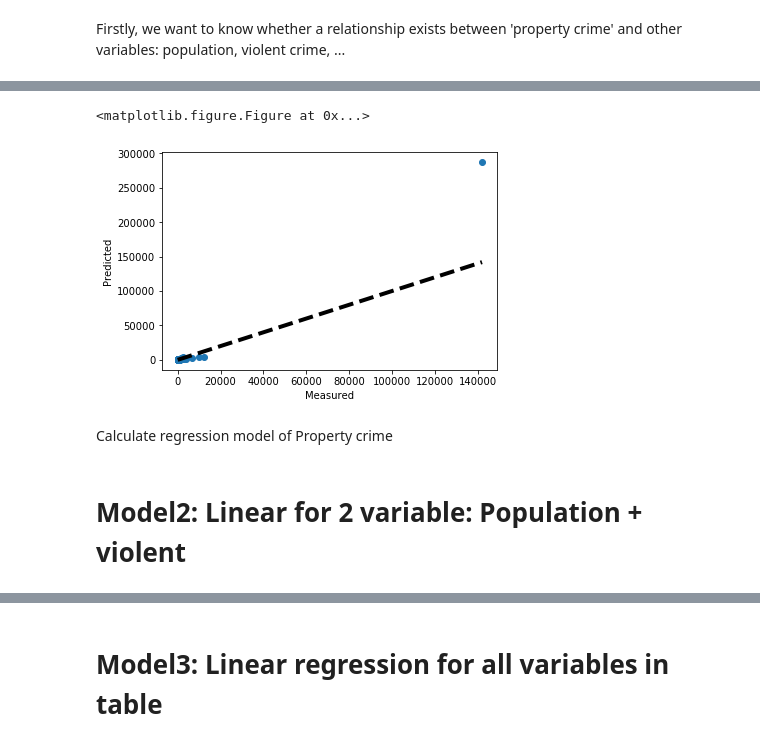
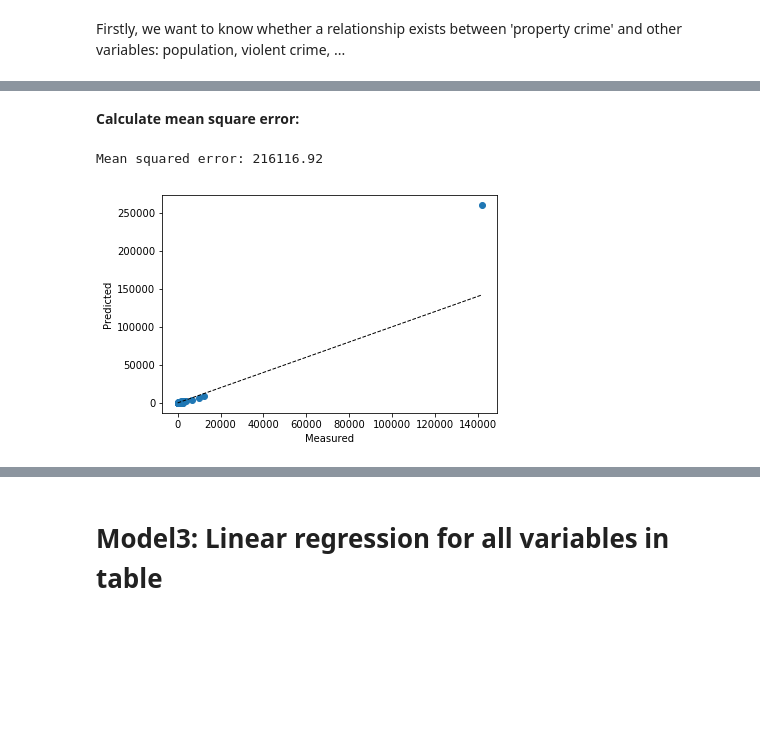
Before and after one commit to ducdan/Machine-Learning-Course, a Jupyter notebook: Users/thnguyen/FBI/fbi.ipynb, the cells around one changed output, grey strips where cells are left out. Cells and saved outputs as stored; diff of their text form; code cells hidden in the pictures; blank space fills up the shorter version.

```diff
--- a/Users/thnguyen/FBI/fbi.ipynb
+++ b/Users/thnguyen/FBI/fbi.ipynb
@@ -90,0 +141,5 @@ Firstly, we want to know whether a relationship exists between 'property crime'
+# %%
+import re
+df_cp.columns = [re.sub(r'\n|\)|\(|\n\(|-| ', '_', c) for c in df_cp.columns]
+df_cp.columns = [re.sub(r'_+', '_', c) for c in df_cp.columns]
+df_cp.columns
@@ -95,0 +155,8 @@ data = data.dropna()
+# %%
+x = df_cp.Population.values.reshape(x.shape[0],1)
+y = df_cp.Property_crime
+print( df_cp.Population.shape,
+       df_cp.Population.values.shape,
+       x.shape,
+       x.reshape(348,1).shape,
+       y.shape)
@@ -95,0 +165,3 @@ data = data.dropna()
+# %%
+model=lg.fit(x,y)
+print ("formula: y = {0}x + {1}".format(model.coef_, model.intercept_))
@@ -96,5 +192,5 @@ data = data.dropna()
 # %%
-lg=linear_model.LinearRegression()
-model=lg.fit(data['Population'].values.reshape(data.shape[0],1),data['Property_crime'].values)
-print ("formula: y = {0}x + {1}".format(model.coef_, model.intercept_))
+data = df_cp[['Population', 'Violent_crime', 'Property_crime']]
+model=lg.fit(data[['Population', 'Violent_crime']],data['Property_crime'])
+print ("Regression formula: y = {0}x + {1}".format(model.coef_, model.intercept_))
 # %% [output]
@@ -102,14 +210,20 @@ formula: y = [ 0.01695663]x + 113.70298212788998
+# %% [markdown]
+<b>Calculate mean square error:</b>
+# %%
+predict=model.predict(data[['Population','Violent_crime']])
+print("Mean squared error: %.2f"
+      % np.mean((predict - data['Property_crime']) ** 2))
+# %% [output]
+Mean squared error: 216116.92
 # %%
-lr = linear_model.LinearRegression()
 y=data.Property_crime.values
-predicted = cross_val_predict(lr, data.Population.values.reshape(data.shape[0],1), data.Property_crime, cv=10)
-fig = plt.figure()
+predicted = cross_val_predict(lg, data[['Population', 'Violent_crime']], data['Property_crime'], cv=10)
+
 fig, ax = plt.subplots()
 ax.scatter(y, predicted)
-ax.plot([y.min(), y.max()], [y.min(), y.max()], 'k--', lw=4)
+ax.plot([y.min(), y.max()], [y.min(), y.max()], 'k--', lw=1)
 ax.set_xlabel('Measured')
 ax.set_ylabel('Predicted')
 plt.show()
 # %% [output]
-<matplotlib.figure.Figure at 0x...>
-[figure, old version]
+[figure, new version]
@@ -158,4 +229,0 @@ plt.show()
-# %% [markdown]
-Calculate regression model of Property crime
-# %% [markdown]
-<h1> Model2:  Linear for 2 variable: Population + violent </h1>
```
Also changed, not shown: parts of 39 cells of this notebook.
